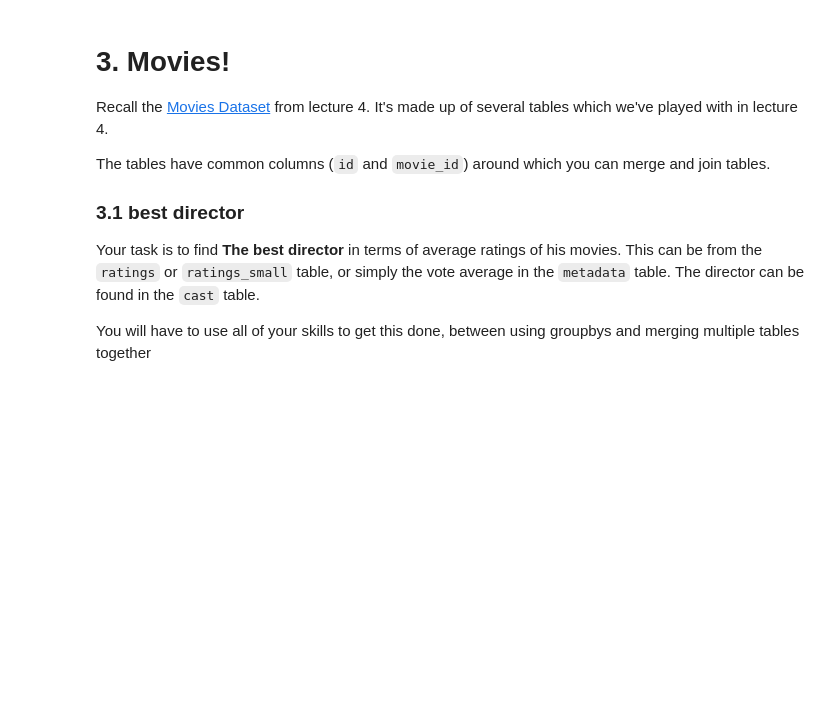
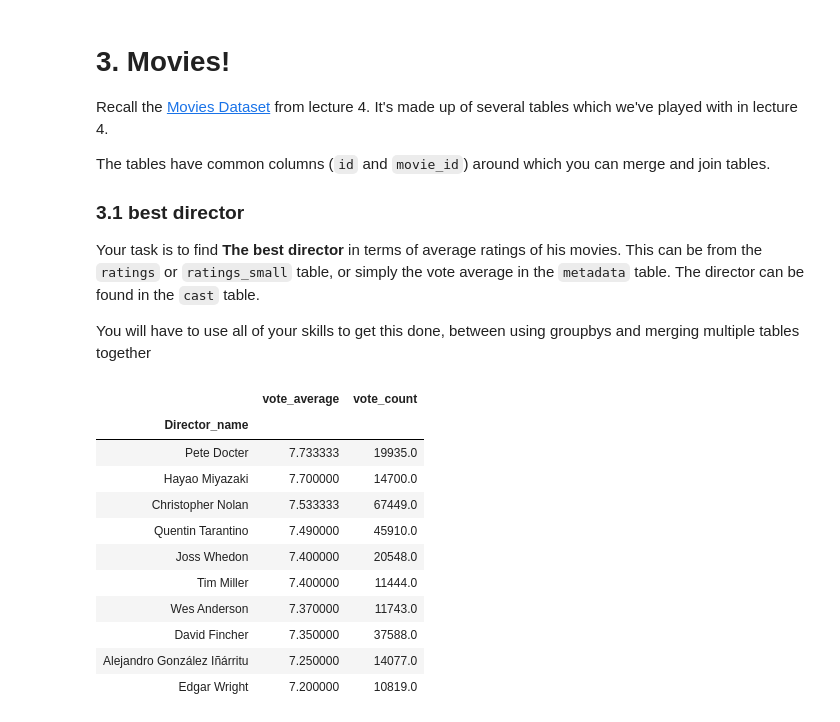
Before and after one commit to cb-ds-1/m2-3-exploration, a Jupyter notebook: workshop.ipynb, the cells around one changed output. Cells and saved outputs as stored; diff of their text form; code cells hidden in the pictures; blank space fills up the shorter version.

```diff
--- a/workshop.ipynb
+++ b/workshop.ipynb
@@ -72,0 +291,30 @@ You will have to use all of your skills to get this done, between using groupbys
+# %%
+df5=pd.merge(df1,df4)
+df5=df5[['id','title','Director_name','vote_average','vote_count']]
+df5.Director_name=df5.Director_name.astype(str)
+df5.Director_name=(df5.Director_name
+.str.replace("[", "")
+.str.replace("]", "")
+.str.replace("'", "")
+.str.replace('"', ""))
+
+df6=df5.groupby('Director_name').agg({'vote_average':'mean','vote_count':'sum'})
+#numer of total vote count that the director need
+#to have to be part of the list
+N=10000
+df6=df6.loc[df6.vote_count>N]
+top_20=df6.nlargest(10,'vote_average')
+top_20
+# %% [output]
+|  | vote_average | vote_count |
+| Director_name |  |  |
+| Pete Docter | 7.733333 | 19935.0 |
+| Hayao Miyazaki | 7.700000 | 14700.0 |
+| Christopher Nolan | 7.533333 | 67449.0 |
+| Quentin Tarantino | 7.490000 | 45910.0 |
+| Joss Whedon | 7.400000 | 20548.0 |
+| Tim Miller | 7.400000 | 11444.0 |
+| Wes Anderson | 7.370000 | 11743.0 |
+| David Fincher | 7.350000 | 37588.0 |
+| Alejandro González Iñárritu | 7.250000 | 14077.0 |
+| Edgar Wright | 7.200000 | 10819.0 |
```
Also changed, not shown: parts of 10 cells of this notebook.
